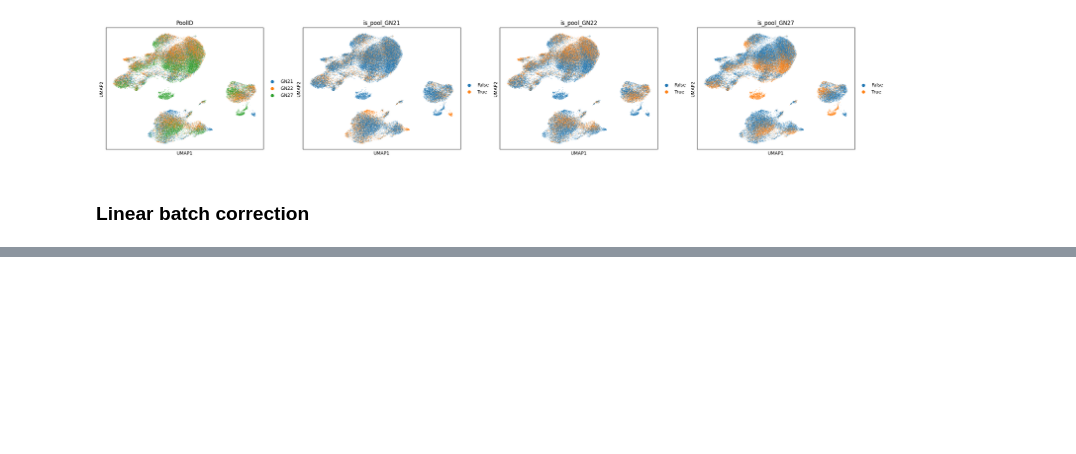
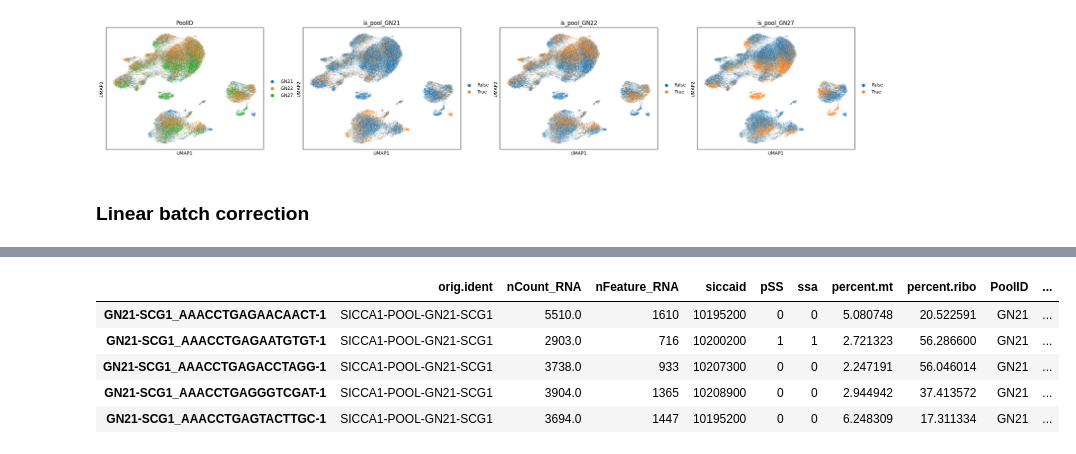
Before and after one commit to mincheoly/sicca_hackathon_2023, a Jupyter notebook: Task 1 - linear batch correction.ipynb, the cells around one changed output, grey strips where cells are left out. Cells and saved outputs as stored; diff of their text form; code cells hidden in the pictures; blank space fills up the shorter version.

```diff
--- a/Task 1 - linear batch correction.ipynb
+++ b/Task 1 - linear batch correction.ipynb
@@ -55,0 +73,12 @@ sc.pp.regress_out(adata, ['PoolID'])
+# %%
+import pandas as pd
+pd.set_option('display.max_columns', 100)
+# %%
+adata.obs.head(5)
+# %% [output]
+|  | orig.ident | nCount_RNA | nFeature_RNA | siccaid | pSS | ssa | percent.mt | percent.ribo | PoolID | ... |
+| GN21-SCG1_AAACCTGAGAACAACT-1 | SICCA1-POOL-GN21-SCG1 | 5510.0 | 1610 | 10195200 | 0 | 0 | 5.080748 | 20.522591 | GN21 | ... |
+| GN21-SCG1_AAACCTGAGAATGTGT-1 | SICCA1-POOL-GN21-SCG1 | 2903.0 | 716 | 10200200 | 1 | 1 | 2.721323 | 56.286600 | GN21 | ... |
+| GN21-SCG1_AAACCTGAGACCTAGG-1 | SICCA1-POOL-GN21-SCG1 | 3738.0 | 933 | 10207300 | 0 | 0 | 2.247191 | 56.046014 | GN21 | ... |
+| GN21-SCG1_AAACCTGAGGGTCGAT-1 | SICCA1-POOL-GN21-SCG1 | 3904.0 | 1365 | 10208900 | 0 | 0 | 2.944942 | 37.413572 | GN21 | ... |
+| GN21-SCG1_AAACCTGAGTACTTGC-1 | SICCA1-POOL-GN21-SCG1 | 3694.0 | 1447 | 10195200 | 0 | 0 | 6.248309 | 17.311334 | GN21 | ... |
```
Also changed, not shown: parts of 7 cells of this notebook, 1 other file.
